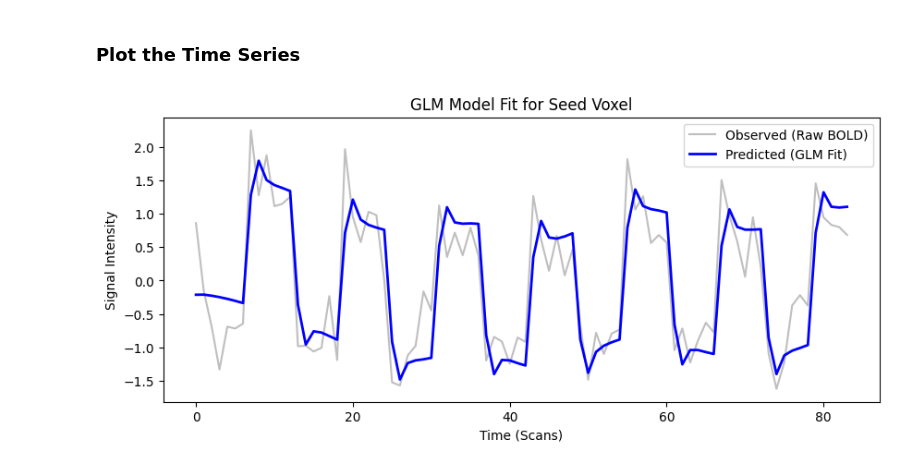
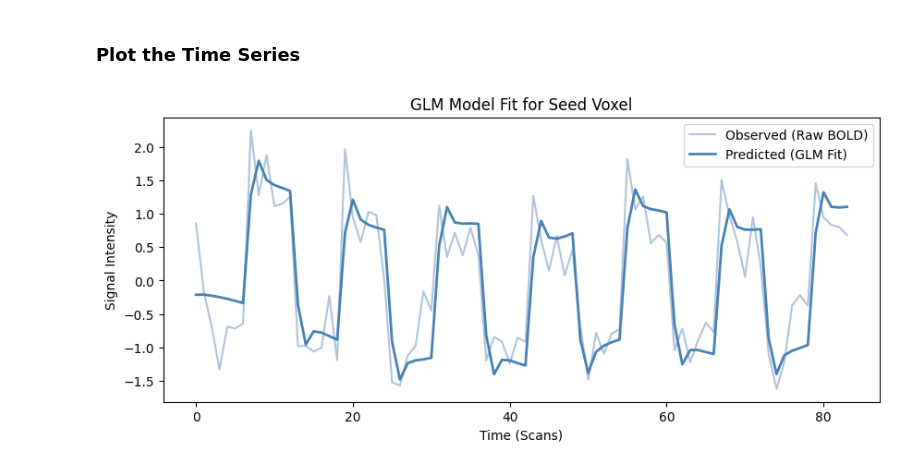
Before and after one commit to tariqzahratahdi/MachineLearningNeuroimaging, a Jupyter notebook: course_neuroimaging_nilearn_glm_usage_example_auditory_stimulation.ipynb, the cells around one changed output. Saved outputs shown, nothing was run; the diff lists cells and outputs as text; code cells hidden in the pictures.

```diff
--- a/course_neuroimaging_nilearn_glm_usage_example_auditory_stimulation.ipynb
+++ b/course_neuroimaging_nilearn_glm_usage_example_auditory_stimulation.ipynb
@@ -547,12 +546,12 @@ predicted_timeseries = masker.fit_transform(fmri_glm.predicted[0])
 ### Plot the Time Series
 # %%
 plt.figure(figsize=(10, 4))
-plt.plot(observed_timeseries, label='Observed (Raw BOLD)', color='gray', alpha=0.5)
-plt.plot(predicted_timeseries, label='Predicted (GLM Fit)', color='blue', linewidth=2)
+plt.plot(observed_timeseries, label='Observed (Raw BOLD)', color='lightsteelblue')
+plt.plot(predicted_timeseries, label='Predicted (GLM Fit)', color='steelblue', linewidth=2)
 plt.xlabel('Time (Scans)')
 plt.ylabel('Signal Intensity')
 plt.legend()
 plt.title('GLM Model Fit for Seed Voxel')
 plt.show()
 # %% [output]
-[figure, old version]
+[figure, new version]
```
Also changed, not shown: parts of 2 cells of this notebook.
